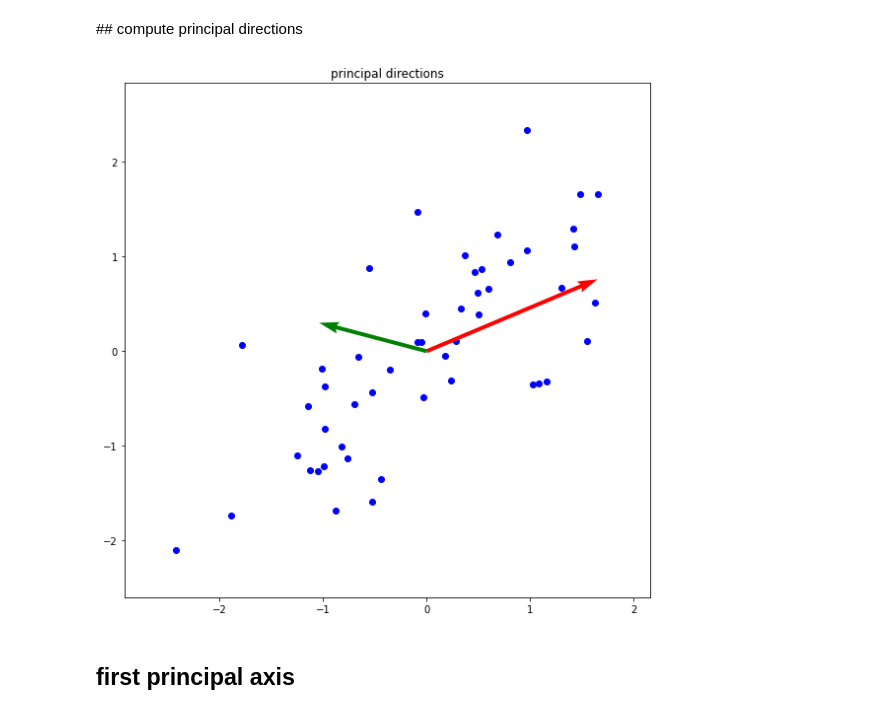
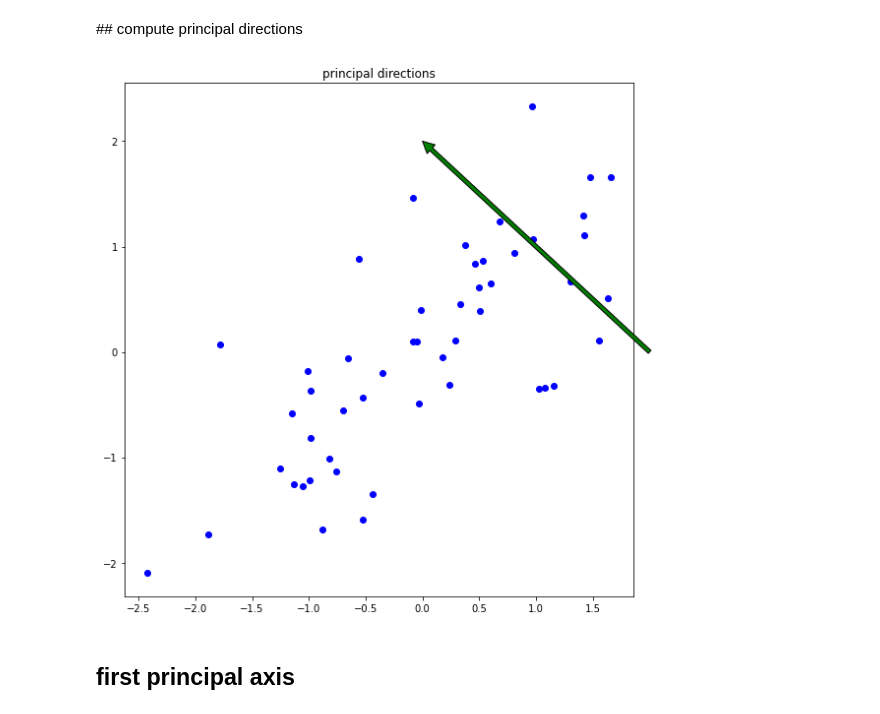
Before and after one commit to JungWoo-Kim/assignment-machine-learning, a Jupyter notebook: 12/assignment_12.ipynb, the cells around one changed output. Drawn from its saved outputs; the diff is of its cells as text; code cells hidden in the pictures.

Commit message:
compute principal directions

```diff
--- a/12/assignment_12.ipynb
+++ b/12/assignment_12.ipynb
@@ -36,13 +36,13 @@ plt.show()
 # %%
 z = (feature - feature.mean(axis=0)) / feature.std(axis=0)
 
-x = z[:,0]
-y = z[:,1]
+zx = z[:,0]
+zy = z[:,1]
 
 plt.figure(figsize=(8,8))
 plt.title('data normalized by z-scoring')
 
-plt.scatter(x, y, c='blue')
+plt.scatter(zx, zy, c='blue')
 
 plt.tight_layout()
 plt.show()
@@ -68,18 +68,21 @@ def compute_eigen(X):
     #
     # ===================================================
     return S, U
-# %%
-plt.figure(figsize=(8,8))
-plt.title('principal directions')
-# ===================================================
-# fill up the blank
-#
-#
-# ===================================================
-plt.tight_layout()
-plt.show()
-# %% [output]
-[figure, removed]
+# %%
+plt.figure(figsize=(8,8))
+plt.title('principal directions')
+
+plt.scatter(zx, zy, c='blue')
+
+# 화살표
+plt.annotate(None,xy=(2,0),xytext=(0,2),arrowprops=dict(facecolor='red'))
+# (문자,xy=화살표 방향, xytext=문자,화살표 위치,arrowprops=화살표 성격)
+plt.annotate(None,xy=(0,2),xytext=(2,0),arrowprops=dict(facecolor='green'))
+
+plt.tight_layout()
+plt.show()
+# %% [output]
+[figure, added]
 # %% [markdown]
 ## first principal axis
 # %%
```
